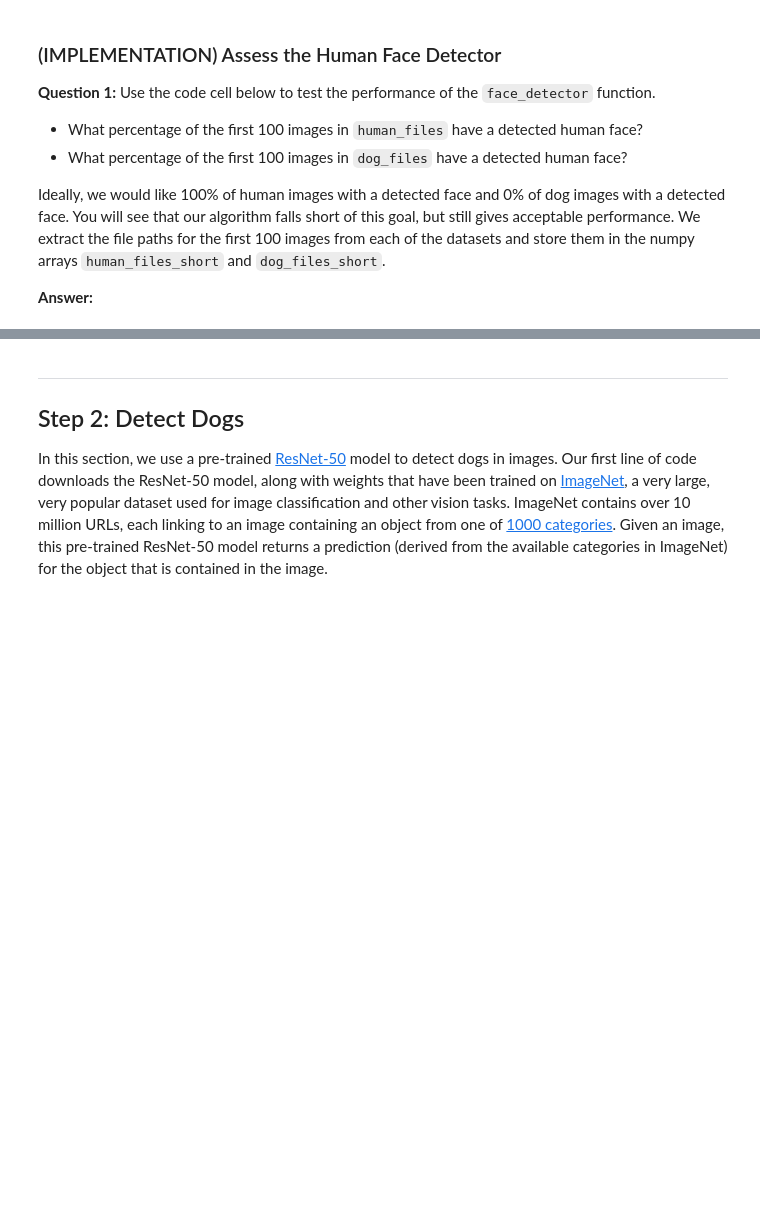
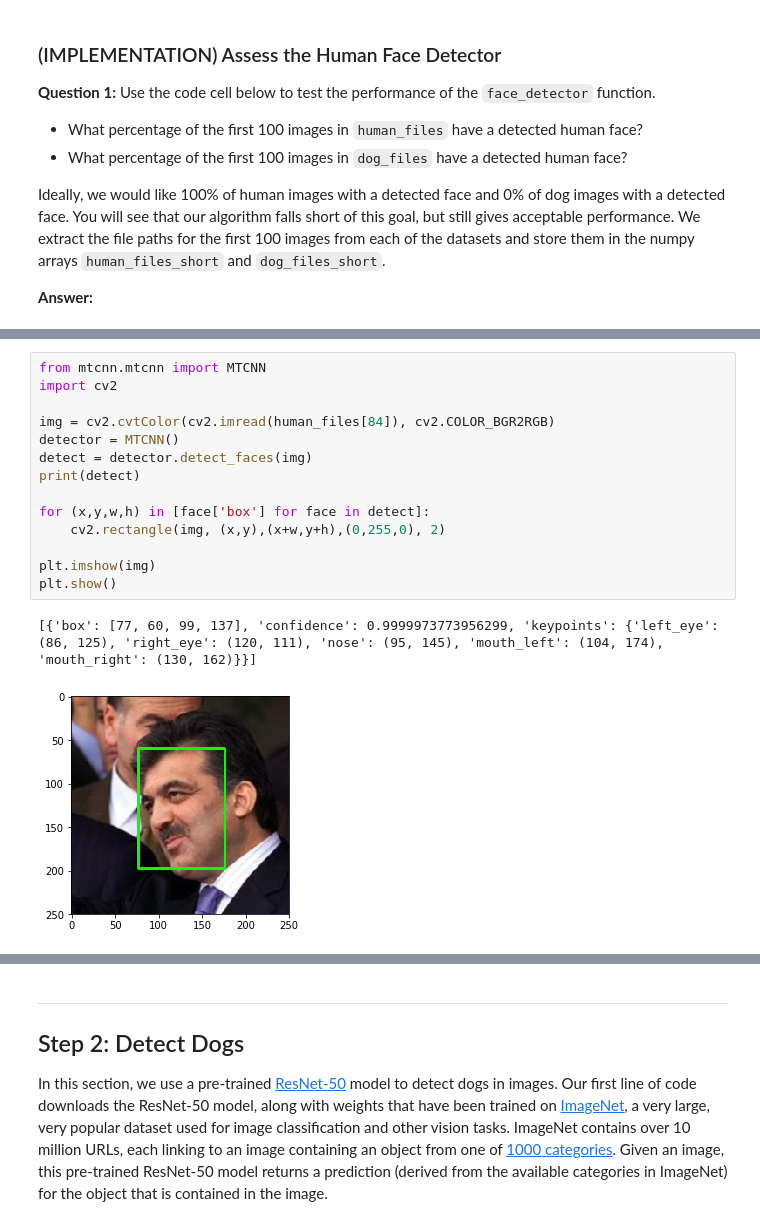
Before and after one commit to BAlmeidaS/dog-project, a Jupyter notebook: dog_app.ipynb, the cells around one changed output, grey strips where cells are left out. Drawn from its saved outputs; the diff is of its cells as text; blank space fills up the shorter version.

Commit message:
Adding a study comparing HAAR with MTCNN to recognize faces in pictures

```diff
--- a/dog_app.ipynb
+++ b/dog_app.ipynb
@@ -175,0 +210,17 @@ We suggest the face detector from OpenCV as a potential way to detect human imag
+# %%
+from mtcnn.mtcnn import MTCNN
+import cv2
+
+img = cv2.cvtColor(cv2.imread(human_files[84]), cv2.COLOR_BGR2RGB)
+detector = MTCNN()
+detect = detector.detect_faces(img)
+print(detect)
+
+for (x,y,w,h) in [face['box'] for face in detect]:
+    cv2.rectangle(img, (x,y),(x+w,y+h),(0,255,0), 2)
+
+plt.imshow(img)
+plt.show()
+# %% [output]
+[{'box': [77, 60, 99, 137], 'confidence': 0.9999973773956299, 'keypoints': {'left_eye': (86, 125), 'right_eye': (120, 111), 'nose': (95, 145), 'mouth_left': (104, 174), 'mouth_right': (130, 162)}}]
+[figure, added]
```
Also changed, not shown: parts of 11 cells of this notebook.
